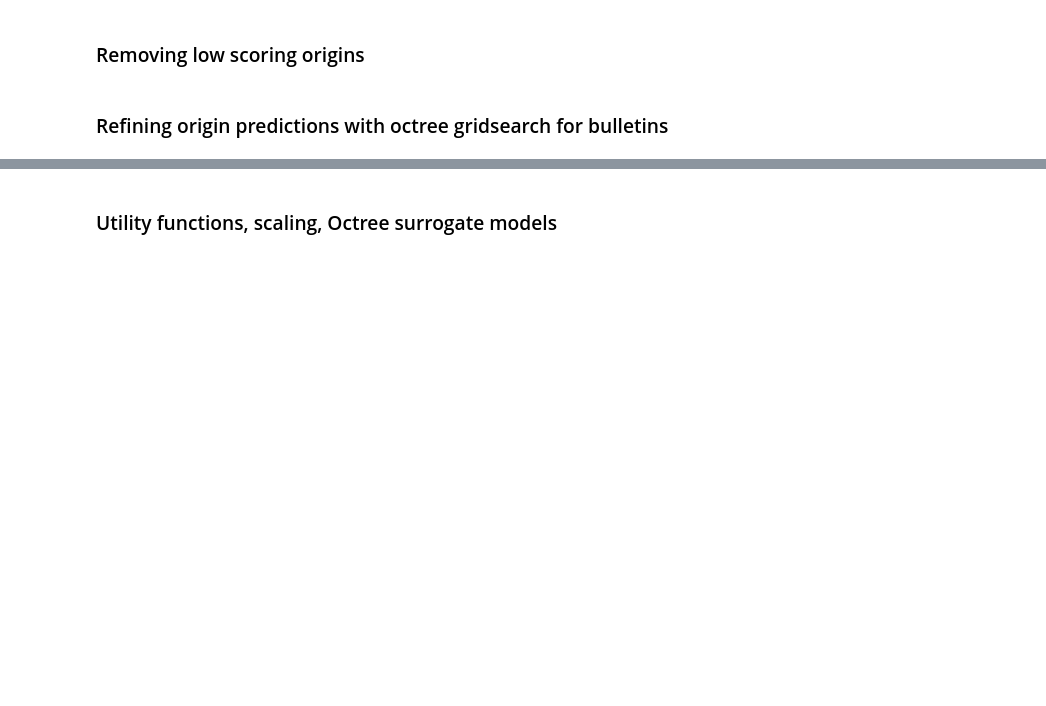
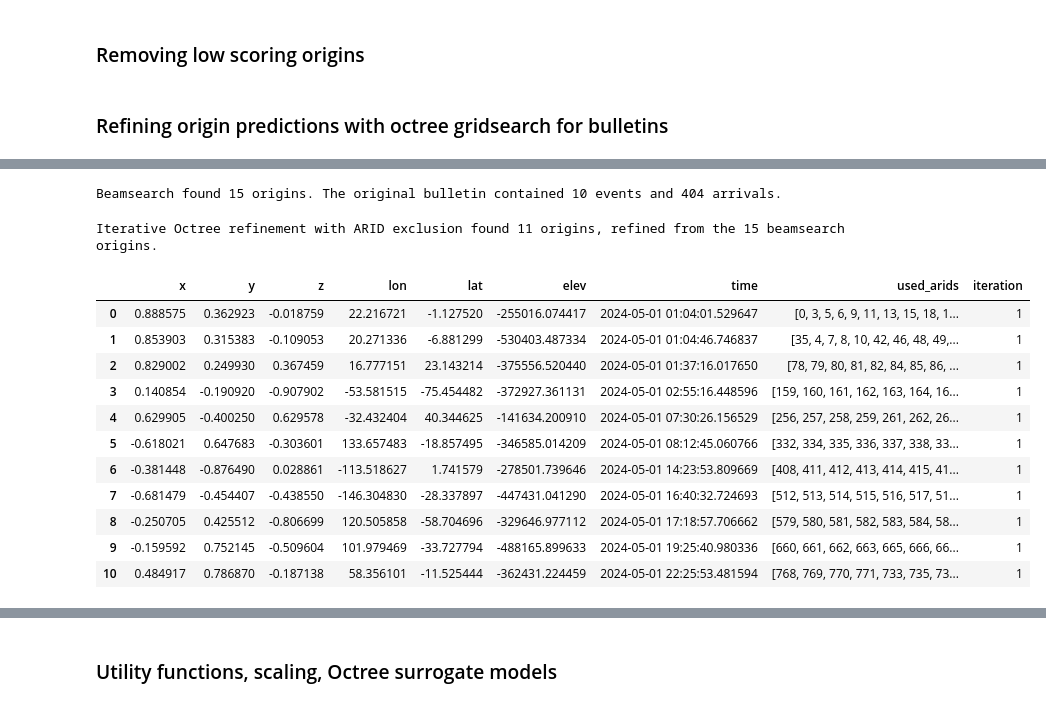
Before and after one commit to gtcanalytics/randl_client, a Jupyter notebook: Randl_Client_Example_Notebook.ipynb, the cells around one changed output, grey strips where cells are left out. Cells and saved outputs as stored; diff of their text form; code cells hidden in the pictures; blank space fills up the shorter version.

```diff
--- a/Randl_Client_Example_Notebook.ipynb
+++ b/Randl_Client_Example_Notebook.ipynb
@@ -382,0 +410,25 @@ plt.show()
+# %%
+print("Beamsearch found", len(beamsearch_results), "origins. The original bulletin contained 10 events and",
+      len(bulletin), "arrivals.")
+# %% [output]
+Beamsearch found 15 origins. The original bulletin contained 10 events and 404 arrivals.
+# %%
+print("Iterative Octree refinement with ARID exclusion found", len(octree_results), "origins, refined from the",
+      len(beamsearch_results), "beamsearch origins.")
+# %% [output]
+Iterative Octree refinement with ARID exclusion found 11 origins, refined from the 15 beamsearch origins.
+# %%
+octree_results
+# %% [output]
+|  | x | y | z | lon | lat | elev | time | used_arids | iteration |
+| 0 | 0.888575 | 0.362923 | -0.018759 | 22.216721 | -1.127520 | -255016.074417 | 2024-05-01 01:04:01.529647 | [0, 3, 5, 6, 9, 11, 13, 15, 18, 1... | 1 |
+| 1 | 0.853903 | 0.315383 | -0.109053 | 20.271336 | -6.881299 | -530403.487334 | 2024-05-01 01:04:46.746837 | [35, 4, 7, 8, 10, 42, 46, 48, 49,... | 1 |
+| 2 | 0.829002 | 0.249930 | 0.367459 | 16.777151 | 23.143214 | -375556.520440 | 2024-05-01 01:37:16.017650 | [78, 79, 80, 81, 82, 84, 85, 86, ... | 1 |
+| 3 | 0.140854 | -0.190920 | -0.907902 | -53.581515 | -75.454482 | -372927.361131 | 2024-05-01 02:55:16.448596 | [159, 160, 161, 162, 163, 164, 16... | 1 |
+| 4 | 0.629905 | -0.400250 | 0.629578 | -32.432404 | 40.344625 | -141634.200910 | 2024-05-01 07:30:26.156529 | [256, 257, 258, 259, 261, 262, 26... | 1 |
+| 5 | -0.618021 | 0.647683 | -0.303601 | 133.657483 | -18.857495 | -346585.014209 | 2024-05-01 08:12:45.060766 | [332, 334, 335, 336, 337, 338, 33... | 1 |
+| 6 | -0.381448 | -0.876490 | 0.028861 | -113.518627 | 1.741579 | -278501.739646 | 2024-05-01 14:23:53.809669 | [408, 411, 412, 413, 414, 415, 41... | 1 |
+| 7 | -0.681479 | -0.454407 | -0.438550 | -146.304830 | -28.337897 | -447431.041290 | 2024-05-01 16:40:32.724693 | [512, 513, 514, 515, 516, 517, 51... | 1 |
+| 8 | -0.250705 | 0.425512 | -0.806699 | 120.505858 | -58.704696 | -329646.977112 | 2024-05-01 17:18:57.706662 | [579, 580, 581, 582, 583, 584, 58... | 1 |
+| 9 | -0.159592 | 0.752145 | -0.509604 | 101.979469 | -33.727794 | -488165.899633 | 2024-05-01 19:25:40.980336 | [660, 661, 662, 663, 665, 666, 66... | 1 |
+| 10 | 0.484917 | 0.786870 | -0.187138 | 58.356101 | -11.525444 | -362431.224459 | 2024-05-01 22:25:53.481594 | [768, 769, 770, 771, 733, 735, 73... | 1 |
```
Also changed, not shown: parts of 13 cells of this notebook.
